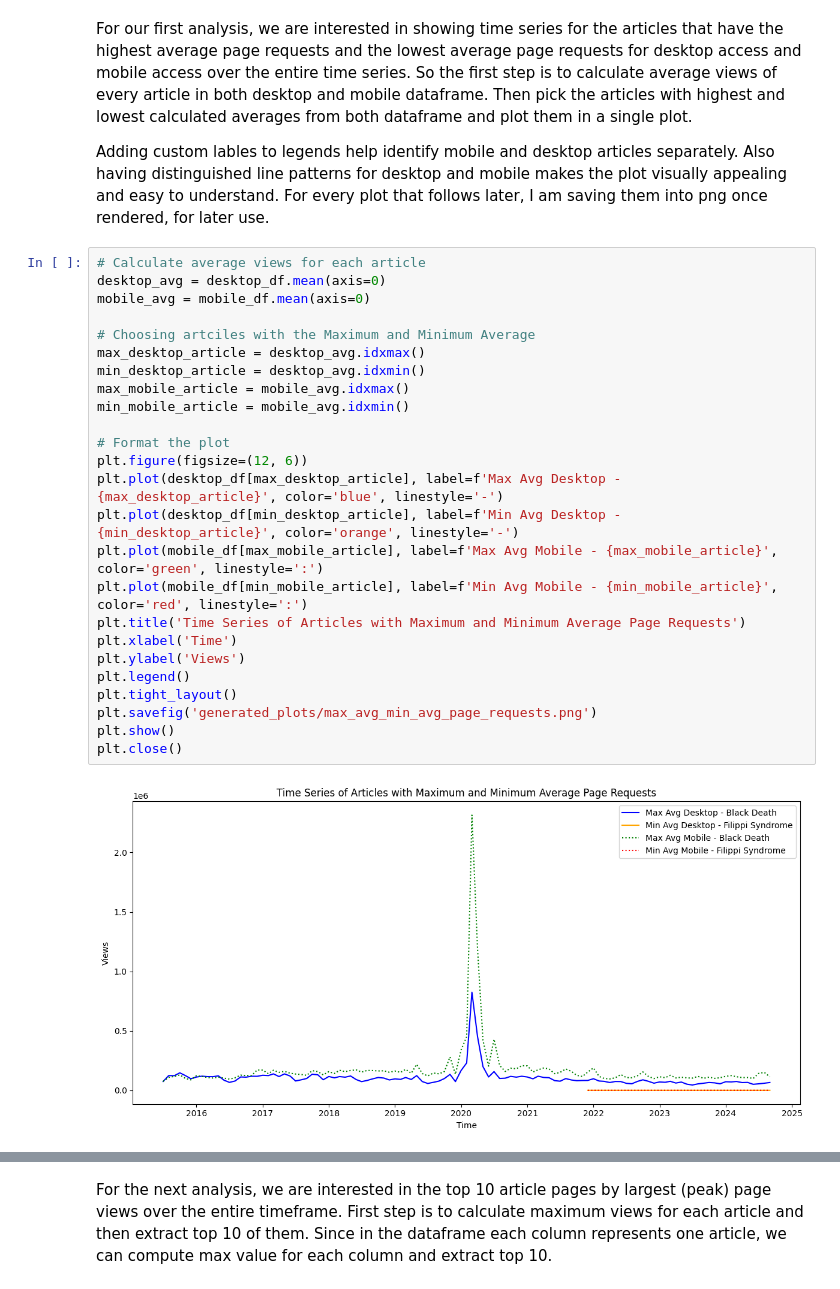
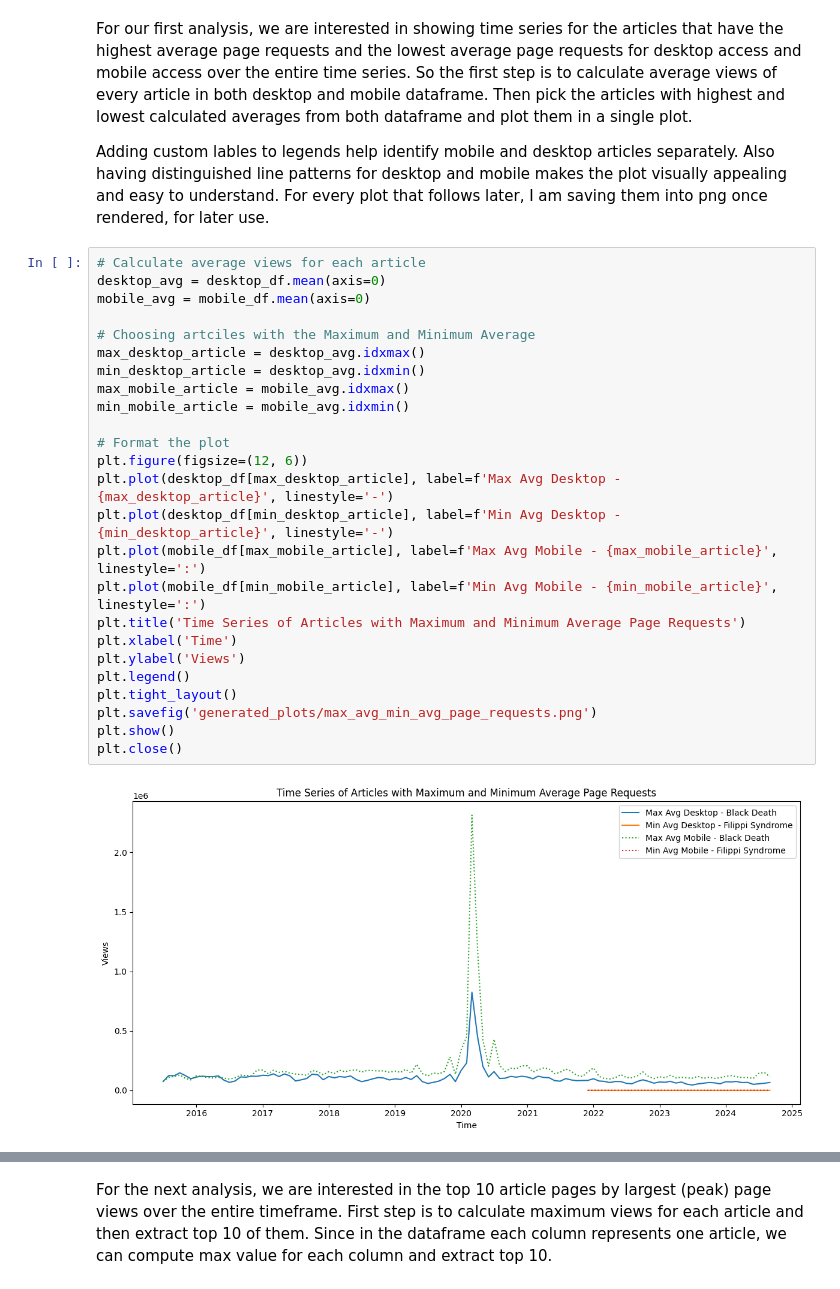
Before and after one commit to ManasaSRonur/data-512-homework_1, a Jupyter notebook: wp_article_traffic_analysis.ipynb, the cells around one changed output, grey strips where cells are left out. Drawn from its saved outputs; the diff is of its cells as text.

```diff
--- a/wp_article_traffic_analysis.ipynb
+++ b/wp_article_traffic_analysis.ipynb
@@ -305,28 +310,28 @@ Adding custom lables to legends help identify mobile and desktop articles separa
 # %%
 # Calculate average views for each article
 desktop_avg = desktop_df.mean(axis=0)
 mobile_avg = mobile_df.mean(axis=0)
 
 # Choosing artciles with the Maximum and Minimum Average
 max_desktop_article = desktop_avg.idxmax()
 min_desktop_article = desktop_avg.idxmin()
 max_mobile_article = mobile_avg.idxmax()
 min_mobile_article = mobile_avg.idxmin()
 
 # Format the plot
 plt.figure(figsize=(12, 6))
-plt.plot(desktop_df[max_desktop_article], label=f'Max Avg Desktop - {max_desktop_article}', color='blue', linestyle='-')
-plt.plot(desktop_df[min_desktop_article], label=f'Min Avg Desktop - {min_desktop_article}', color='orange', linestyle='-')
-plt.plot(mobile_df[max_mobile_article], label=f'Max Avg Mobile - {max_mobile_article}', color='green', linestyle=':')
-plt.plot(mobile_df[min_mobile_article], label=f'Min Avg Mobile - {min_mobile_article}', color='red', linestyle=':')
+plt.plot(desktop_df[max_desktop_article], label=f'Max Avg Desktop - {max_desktop_article}', linestyle='-')
+plt.plot(desktop_df[min_desktop_article], label=f'Min Avg Desktop - {min_desktop_article}', linestyle='-')
+plt.plot(mobile_df[max_mobile_article], label=f'Max Avg Mobile - {max_mobile_article}', linestyle=':')
+plt.plot(mobile_df[min_mobile_article], label=f'Min Avg Mobile - {min_mobile_article}', linestyle=':')
 plt.title('Time Series of Articles with Maximum and Minimum Average Page Requests')
 plt.xlabel('Time')
 plt.ylabel('Views')
 plt.legend()
 plt.tight_layout()
 plt.savefig('generated_plots/max_avg_min_avg_page_requests.png')
 plt.show()
 plt.close()
 # %% [output]
-[figure, old version]
+[figure, new version]
 # %% [markdown]
```
Also changed, not shown: parts of 11 cells of this notebook.
